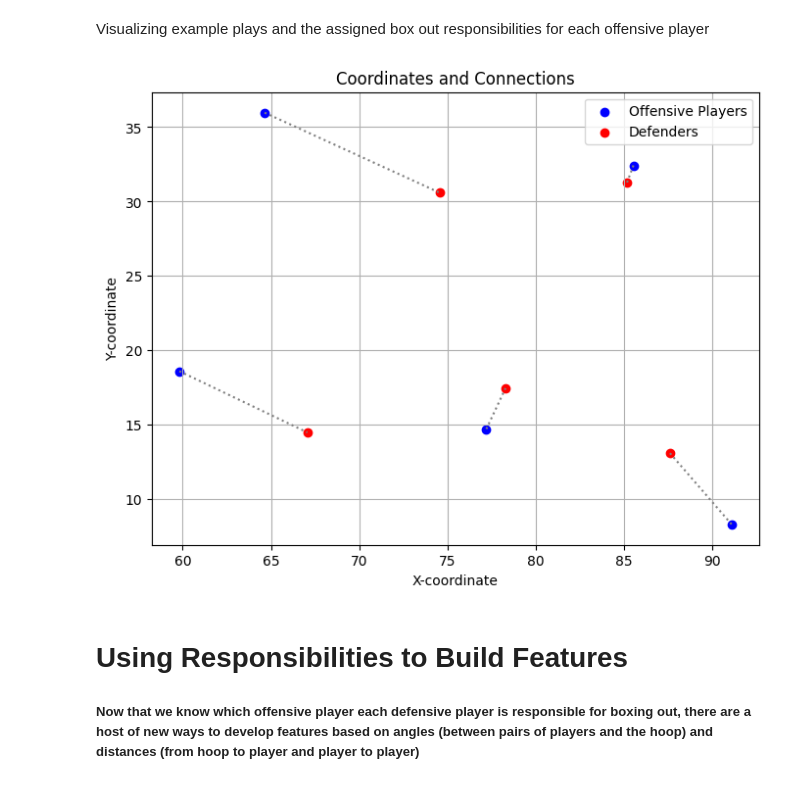
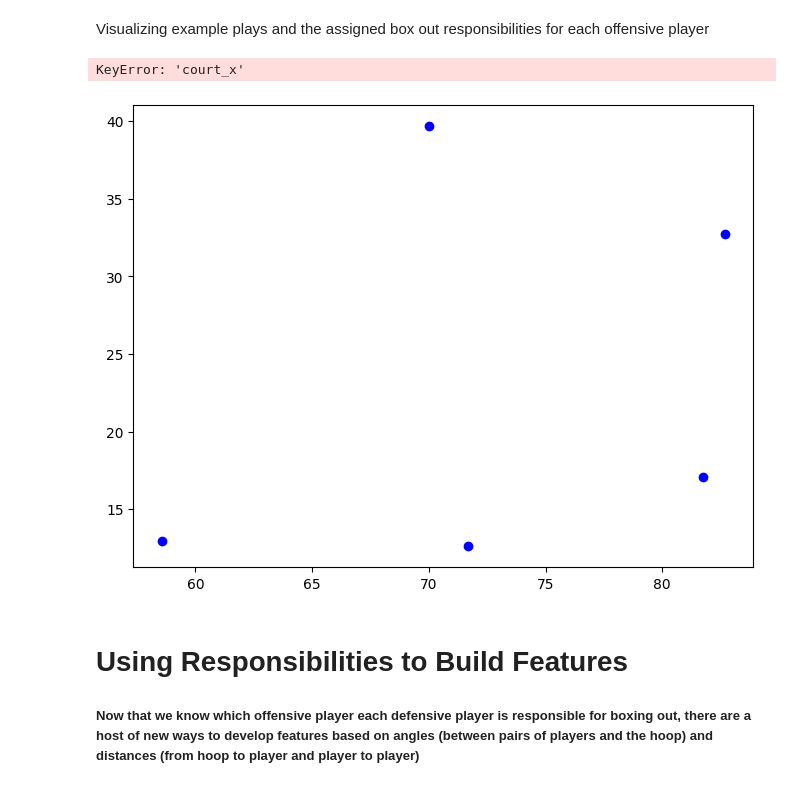
Before and after one commit to timseymour42/shotquality-offensive-rebounding, a Jupyter notebook: orbd_prediction.ipynb, the cells around one changed output. Saved outputs shown, nothing was run; the diff lists cells and outputs as text; code cells hidden in the pictures.

```diff
--- a/orbd_prediction.ipynb
+++ b/orbd_prediction.ipynb
@@ -604,26 +645,24 @@ def assign_offensive_players(defenders_, offensive_players_, hoop, num_iteration
         distances[(tuple(offensive_player), tuple(hoop))] = calculate_distance(offensive_player, hoop)
 
     assignments = {}
+    centralities_store = {} # A dictionary to store betweenness centralities for each iteration
     unassigned_defenders = list(defenders_)
 
     for _ in range(num_iterations):
         graph = construct_graph(offensive_players_, hoop, distances)
         betweenness_centralities = calculate_betweenness_centralities(graph)
+        centralities_store.update(betweenness_centralities)  # Store the betweenness centralities
 
         cost_matrix = calculate_cost_matrix(defenders_, offensive_players_, distances, betweenness_centralities)
-
-        # Use Hungarian algorithm to find the optimal assignment
         row_ind, col_ind = linear_sum_assignment(cost_matrix)
 
         for i, j in zip(row_ind, col_ind):
             defender = tuple(defenders_[i])
             offensive_player = tuple(offensive_players_[j])
             assignments[defender] = offensive_player
-            # Update the set of unassigned defenders
             if any(np.array_equal(defender, a) for a in unassigned_defenders):
                 unassigned_defenders = [x for x in unassigned_defenders if not (x == defender).all()]
 
-    # Assign remaining defenders to offensive players based on distance
     for defender in unassigned_defenders:
         min_distance = float('inf')
         closest_offensive_player = None
@@ -634,7 +673,7 @@ def assign_offensive_players(defenders_, offensive_players_, hoop, num_iteration
                 closest_offensive_player = tuple(offensive_player)
         assignments[tuple(defender)] = closest_offensive_player
 
-    return assignments
+    return assignments, centralities_store
 
 # Example usage:
 defenders = np.array([[0, 0], [1, 1], [2, 2], [3, 3], [4, 4]])
@@ -684,6 +723,31 @@ def assign_responsibilities(data):
 
     # The data DataFrame now contains the assigned_annotation_code column with the matched players for each rebound's data points.
     return def_data
+# %%
+def assign_responsibilities(data):
+    grouped_data = data.groupby('id')
+    assignments_list = []
+    centralities_list = []
+    list_of_ids = []
+
+    for id, group in grouped_data:
+        defenders_ = group[group['offense'] == 0][['court_x', 'court_y']].values
+        offensive_players_ = group[group['offense'] == 1][['court_x', 'court_y']].values
+        hoop = [4, 25] if group['which_hoop'].iloc[0] == 0 else [90, 25]
+        assignments, centralities = assign_offensive_players(defenders_, offensive_players_, hoop)
+        assignments_list.append(assignments)
+        centralities_list.append(centralities)
+        list_of_ids.append(id)
+
+    assignments_dict = dict(zip(list_of_ids, assignments_list))
+    centralities_dict = dict(zip(list_of_ids, centralities_list))
+
+    def_data = data.loc[data.offense == 0]
+    off_coords = def_data.apply(lambda row: assignments_dict[row['id']][(row['court_x'], row['court_y'])], axis=1)
+    def_data[['off_x', 'off_y']] = off_coords.apply(pd.Series)
+    def_data['betweenness_centrality'] = def_data.apply(lambda row: centralities_dict[row['id']][(row['off_x'], row['off_y'])], axis=1)
+
+    return def_data
 # %%
 def_training_data = assign_responsibilities(copy_training_data)
 # %%
@@ -703,25 +797,26 @@ def_testing_data.head(2)
 # %% [markdown]
 Visualizing example plays and the assigned box out responsibilities for each offensive player
 # %%
-df = pd.DataFrame(def_training_data[35:40])
+df = pd.DataFrame(def_training_data[0:5])
 
 # Plotting the coordinates and connecting the pairs of players with lines
 plt.figure(figsize=(8, 6))
 plt.scatter(df['off_x'], df['off_y'], color='blue', label='Offensive Players')
 plt.scatter(df['court_x'], df['court_y'], color='red', label='Defenders')
 
 # Connect the pairs of players with lines
 for i, row in df.iterrows():
     plt.plot([row['off_x'], row['court_x']], [row['off_y'], row['court_y']], color='gray', linestyle='dotted')
 
 plt.xlabel('X-coordinate')
 plt.ylabel('Y-coordinate')
 plt.title('Coordinates and Connections')
 plt.legend()
 plt.grid(True)
 plt.show()
 # %% [output]
+KeyError: 'court_x'
-[figure, old version]
+[figure, new version]
 # %% [markdown]
 # Using Responsibilities to Build Features
 ##### Now that we know which offensive player each defensive player is responsible for boxing out, there are a host of new ways to develop features based on angles (between pairs of players and the hoop) and distances (from hoop to player and player to player)
```
Also changed, not shown: parts of 226 cells of this notebook, 9 other files.
